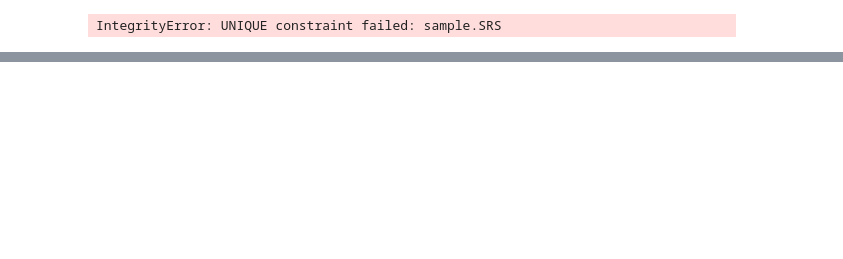
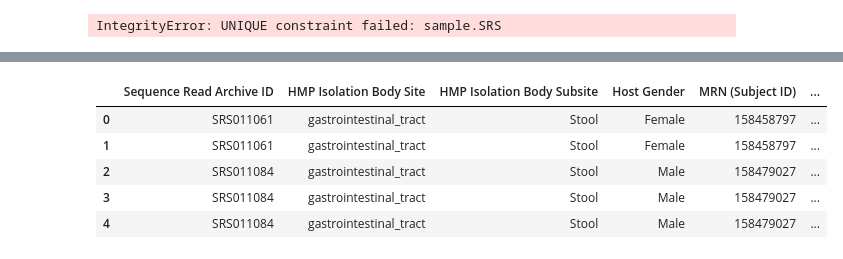
Before and after one commit to surh/micropopgen, a Jupyter notebook: hmp_metadata/create_database.ipynb, the cells around one changed output, grey strips where cells are left out. Saved outputs shown, nothing was run; the diff lists cells and outputs as text; code cells hidden in the pictures; blank space fills up the shorter version.

```diff
--- a/hmp_metadata/create_database.ipynb
+++ b/hmp_metadata/create_database.ipynb
@@ -243,3 +207,24 @@ runs_small.head()
+# %%
+#############
+# Now we move to the runs table
+# Merge tables to get subject ID
+merged = pd.merge(samples_small, runs_small,
+                  right_on='secondary_sample_accession',
+                  left_on = 'Sequence Read Archive ID')
+merged.head()
+# runs_small.head()
+# merged.columns
+# print(merged['MRN (Subject ID)'].head())
+# print(merged['subject_id'].head())
+# print(merged.loc[ merged['subject_id'].notnull(), 'subject_id'].head())
+# print(merged.loc[ merged['subject_id'].notnull(), 'MRN (Subject ID)'].head())
+# %% [output]
+|  | Sequence Read Archive ID | HMP Isolation Body Site | HMP Isolation Body Subsite | Host Gender | MRN (Subject ID) | ... |
+| 0 | SRS011061 | gastrointestinal_tract | Stool | Female | 158458797 | ... |
+| 1 | SRS011061 | gastrointestinal_tract | Stool | Female | 158458797 | ... |
+| 2 | SRS011084 | gastrointestinal_tract | Stool | Male | 158479027 | ... |
+| 3 | SRS011084 | gastrointestinal_tract | Stool | Male | 158479027 | ... |
+| 4 | SRS011084 | gastrointestinal_tract | Stool | Male | 158479027 | ... |
 # %%
 conn = sqlite3.connect('/home/sur/micropopgen/data/database/metagenomes.db')
 c = conn.cursor()
```
Also changed, not shown: parts of 11 cells of this notebook.
